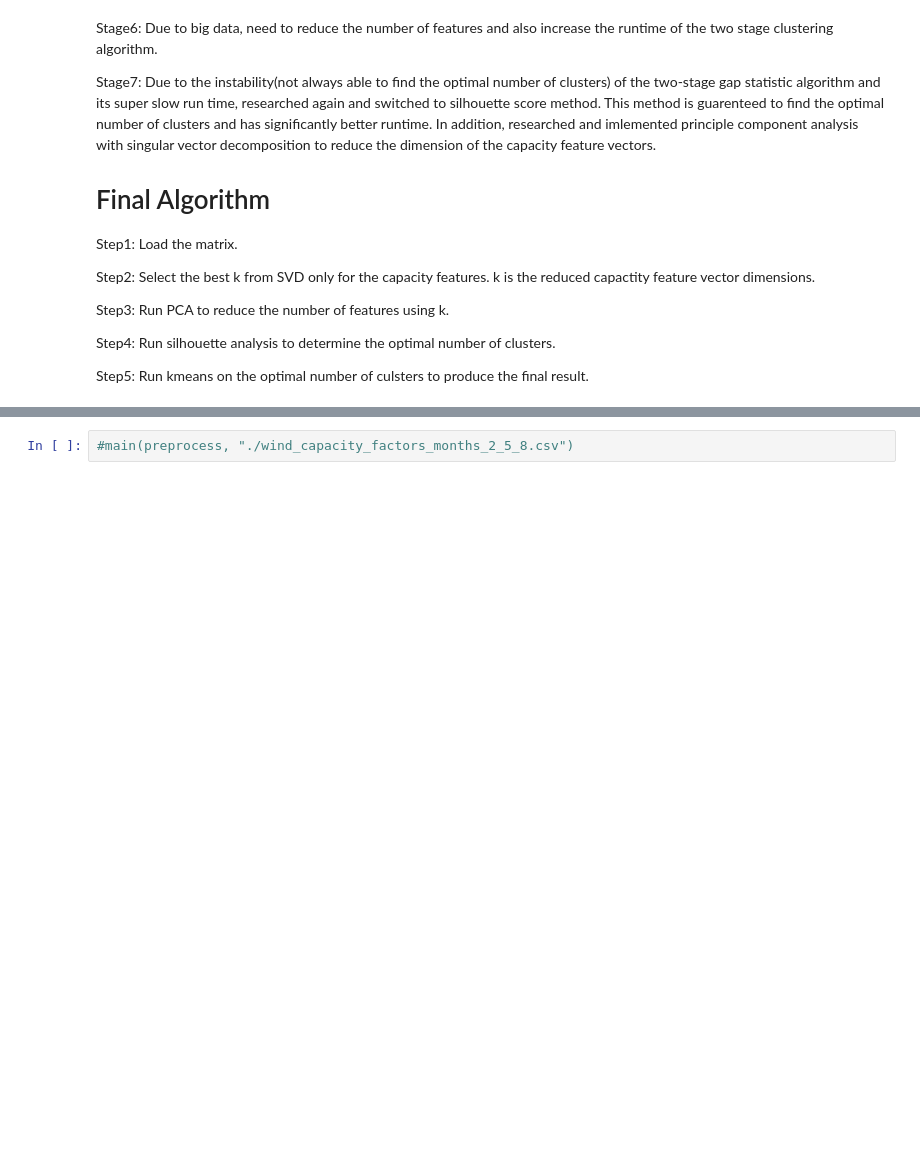
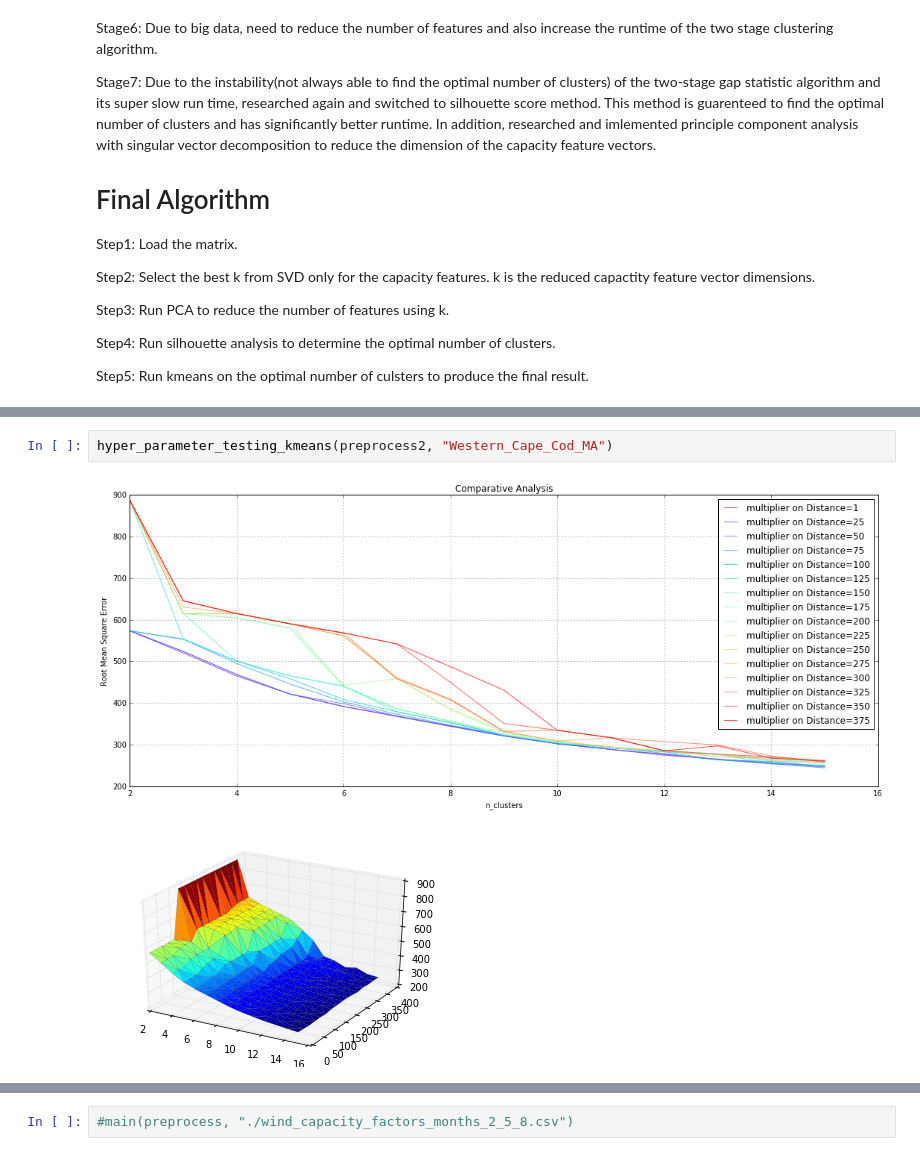
Before and after one commit to JinZhaoHong/wind, a Jupyter notebook: ml_wind_farms_silhouette.ipynb, the cells around one changed output, grey strips where cells are left out. Saved outputs shown, nothing was run; the diff lists cells and outputs as text; blank space fills up the shorter version.

```diff
--- a/ml_wind_farms_silhouette.ipynb
+++ b/ml_wind_farms_silhouette.ipynb
@@ -817 +924,6 @@ original_matrix
+# %%
+hyper_parameter_testing_kmeans(preprocess2, "Western_Cape_Cod_MA")
+# %% [output]
+[figure, added]
+[figure, added]
 # %%
```
Also changed, not shown: parts of 15 cells of this notebook.
